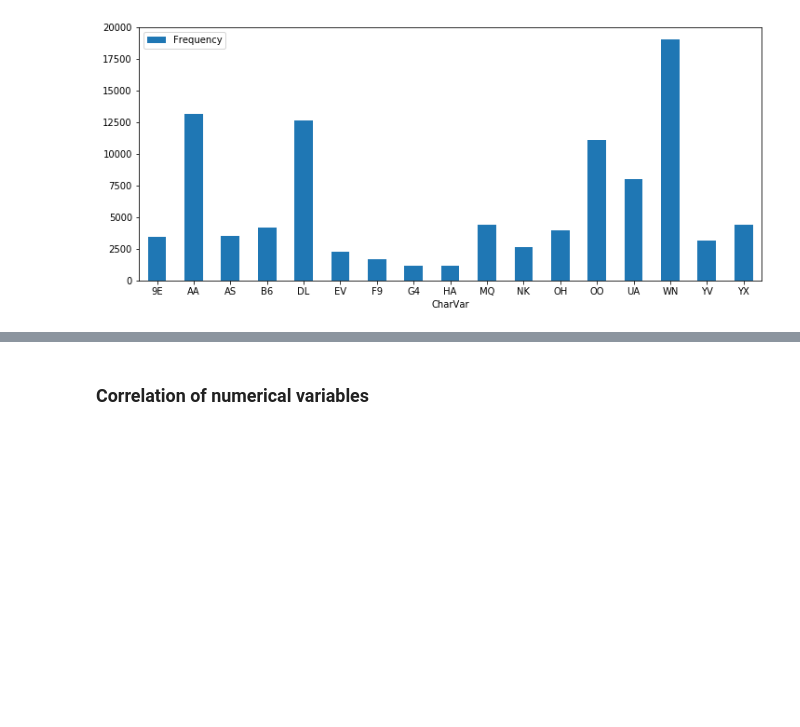
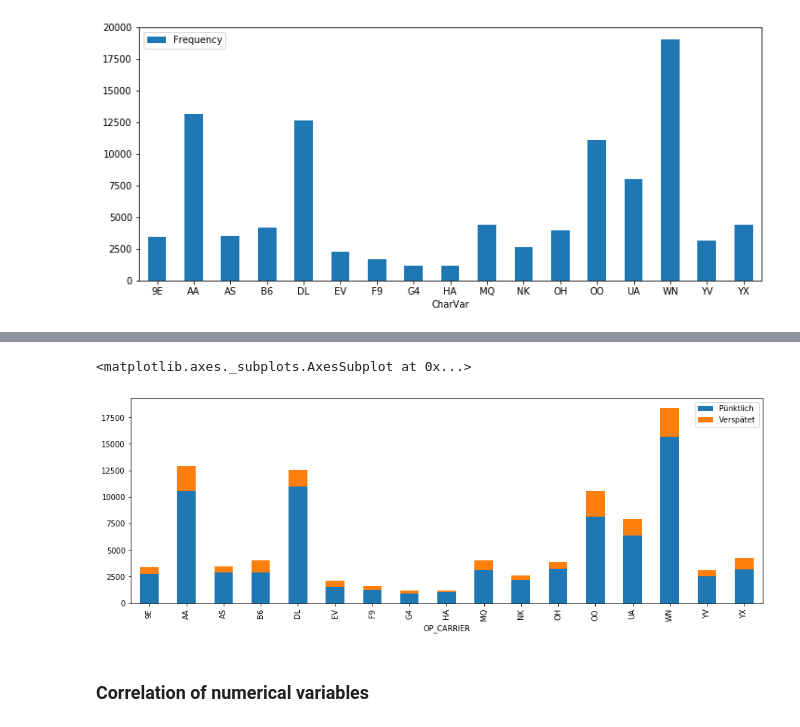
Before and after one commit to Mentos05/SAS_AskTheExpert, a Jupyter notebook: swat/airport_statistics.ipynb, the cells around one changed output, grey strips where cells are left out. Cells and saved outputs as stored; diff of their text form; code cells hidden in the pictures; blank space fills up the shorter version.

```diff
--- a/swat/airport_statistics.ipynb
+++ b/swat/airport_statistics.ipynb
@@ -388,3 +181,11 @@ flight_data = s.read_csv(filepath_or_buffer = 'data/flights_january_2019.csv',
+# %%
+# Crosstab for OP_CARRIER -> Which airlines have the most delays?
+flight_data_crosstab = flight_data.simple.crosstab(row='OP_CARRIER', aggregator='sum', includeMissing=False, col='ARR_DEL15')['Crosstab']
+flight_data_crosstab.rename(columns={'Col1':'Pünktlich', 'Col2':'Verspätet'}, inplace=True)
+flight_data_crosstab.plot.bar(x='OP_CARRIER', y=['Pünktlich','Verspätet'], stacked=True, figsize=(15,5))
+# %% [output]
+<matplotlib.axes._subplots.AxesSubplot at 0x...>
+[figure, added]
 # %% [markdown]
 ### Correlation of numerical variables
 # %%
```
Also changed, not shown: parts of 46 cells of this notebook, 3 other files.
